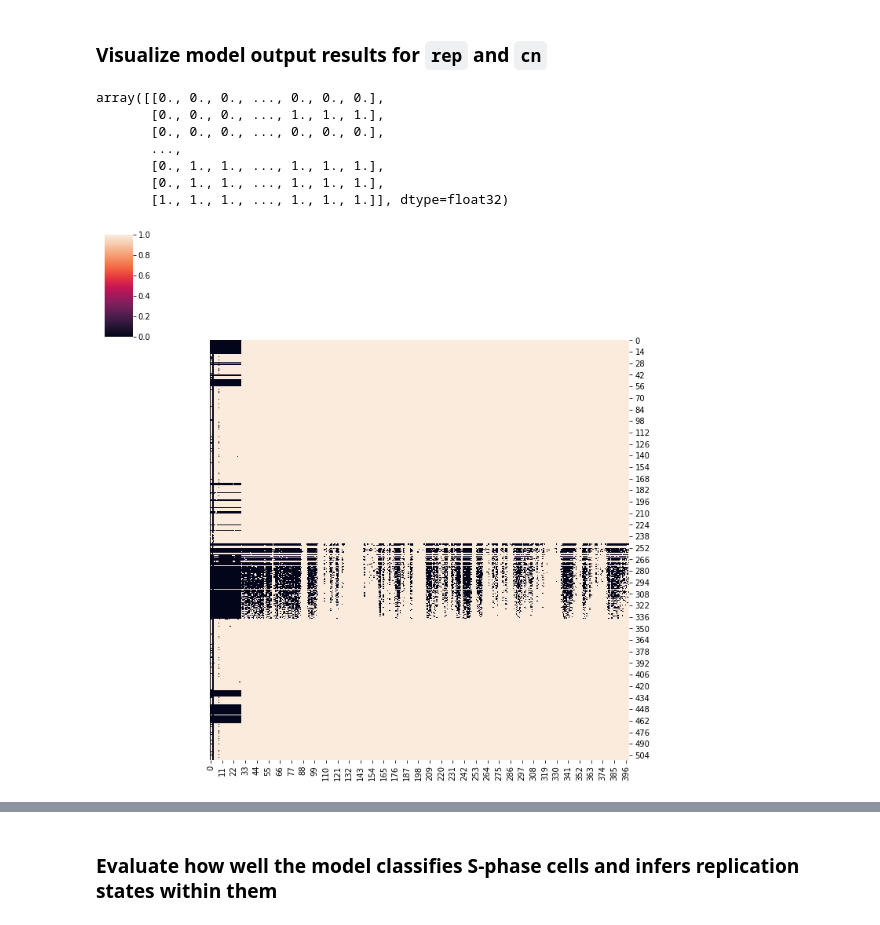
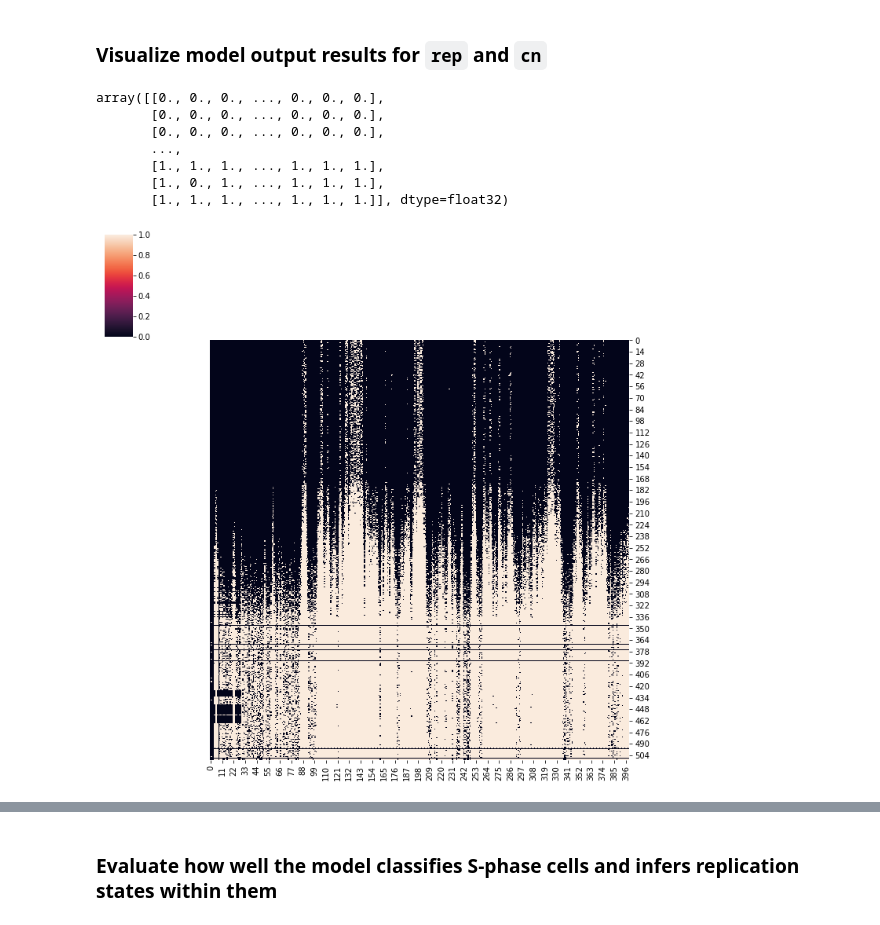
Before and after one commit to shahcompbio/scdna_replication_tools, a Jupyter notebook: notebooks/simulate_s_simple_inference.ipynb, the cells around one changed output, grey strips where cells are left out. Drawn from its saved outputs; the diff is of its cells as text; code cells hidden in the pictures.

Commit message:
classifier needs replicated early bins and unrep late bins to infer accurate rt

```diff
--- a/notebooks/simulate_s_simple_inference.ipynb
+++ b/notebooks/simulate_s_simple_inference.ipynb
@@ -301,7 +301,7 @@ gc = gc.type(torch.float32)
 # %%
 
 @config_enumerate
-def model_S(gc_profile, cn0=None, rt0=None, num_cells=None, num_loci=None, poly_degree=4, data=None, cn_prior=None, t_alpha_prior=None, t_beta_prior=None, t_init=None, p_phase_init=None):
+def model_S(gc_profile, cn0=None, rt0=None, num_cells=None, num_loci=None, poly_degree=4, data=None, cn_prior=None, t_alpha_prior=None, t_beta_prior=None, t_init=None):
     assert (num_cells is None) != (data is None)
 
     if data is not None:
@@ -335,12 +335,6 @@ def model_S(gc_profile, cn0=None, rt0=None, num_cells=None, num_loci=None, poly_
 
     with pyro.plate('num_cells', num_cells):
 
-        # probability that cell is in S-phase
-        if p_phase_init is None:
-            phase = pyro.sample('phase', dist.Bernoulli(torch.tensor([0.5])))
-        else:
-            phase = pyro.sample('phase', dist.Bernoulli(p_phase_init))
-
         # per cell replication time
         # draw from prior if provided
         if (t_alpha_prior is not None) and (t_beta_prior is not None):
@@ -349,9 +343,6 @@ def model_S(gc_profile, cn0=None, rt0=None, num_cells=None, num_loci=None, poly_
             t = pyro.param('t', t_init, constraint=constraints.unit_interval)
         else:
             t = pyro.sample('t', dist.Beta(torch.tensor([1.5]), torch.tensor([1.5])))
-
-        # set t to 0 when cell is not in S-phase
-        t = phase * t
 
         # per cell reads per copy per bin
         # u should be inversely related to t and cn, positively related to reads
@@ -363,8 +354,8 @@ def model_S(gc_profile, cn0=None, rt0=None, num_cells=None, num_loci=None, poly_
                 cell_ploidies = torch.mean(temp_cn0, dim=0)
             else:
                 cell_ploidies = torch.ones(num_cells) * 2.
-            # u_guess = torch.mean(data.type(torch.float32), dim=0) / ((1 + t) * cell_ploidies)
-            u_guess = torch.mean(data.type(torch.float32), dim=0) / cell_ploidies
+            u_guess = torch.mean(data.type(torch.float32), dim=0) / ((1 + t) * cell_ploidies)
+            # u_guess = torch.mean(data.type(torch.float32), dim=0) / cell_ploidies
         else:
             u_guess = torch.tensor([70.])
 
@@ -386,13 +377,11 @@ def model_S(gc_profile, cn0=None, rt0=None, num_cells=None, num_loci=None, poly_
                 cn = pyro.sample('cn', dist.Categorical(cn_prob))
 
             # per cell per bin late or early
-            t_diff = t - rt.reshape(num_loci, -1)
+            t_diff = t.reshape(-1, num_cells) - rt.reshape(num_loci, -1)
 
             # probability of having been replicated
             p_rep = 1 / (1 + torch.exp(-a * t_diff))
 
-            # set p_rep to 0 if the cell is not in S-phase
-            p_rep = p_rep * phase
 
             # binary replicated indicator
             rep = pyro.sample('rep', dist.Bernoulli(p_rep))
@@ -461,11 +450,9 @@ def simulate_s_cells(model, gc, cn, rt, num_cells, condition_dict={}):
     u = samples.nodes['u']['value']
     nb_r = samples.nodes['nb_r']['value']
     betas = samples.nodes['betas']['value']
-    phase = samples.nodes['phase']['value']
 
     t_diff = t.reshape(-1, num_cells) - rt.reshape(num_loci, -1)
     p_rep = 1 / (1 + torch.exp(-a * t_diff))
-    p_rep = p_rep * phase.reshape(-1, num_cells)
 
     rep = samples.nodes['rep']['value']
 
@@ -473,7 +460,7 @@ def simulate_s_cells(model, gc, cn, rt, num_cells, condition_dict={}):
 
     reads = samples.nodes['reads']['value']
 
-    return reads, rep_cn, rep, p_rep, betas, phase, nb_r, u, a, t
+    return reads, rep_cn, rep, p_rep, betas, nb_r, u, a, t
 # %%
 # simulate cells from all cycle states from the S-phase model
 
@@ -482,26 +469,23 @@ def simulate_all_phases(model, gc, cn, rt, condition_dict={}):
 
     # simulate s-phase cells
     condition_dict_s = condition_dict.copy()
-    condition_dict_s['phase'] = torch.ones(num_cells)
-    reads_s, rep_cn_s, rep_s, p_rep_s, betas_s, phase_s, nb_r_s, u_s, a_s, t_s = simulate_s_cells(
+    reads_s, rep_cn_s, rep_s, p_rep_s, betas_s, nb_r_s, u_s, a_s, t_s = simulate_s_cells(
         model, gc, cn, rt, num_cells, condition_dict=condition_dict_s
     )
 
     # simulate G1-phase cells
     condition_dict_g1 = condition_dict.copy()
     condition_dict_g1['t'] = torch.zeros(num_cells)
-    condition_dict_g1['phase'] = torch.zeros(num_cells)
     # condition_dict_g1['rep'] = torch.zeros(num_loci, num_cells)
-    reads_g1, rep_cn_g1, rep_g1, p_rep_g1, betas_g1, phase_g1, nb_r_g1, u_g1, a_g1, t_g1 = simulate_s_cells(
+    reads_g1, rep_cn_g1, rep_g1, p_rep_g1, betas_g1, nb_r_g1, u_g1, a_g1, t_g1 = simulate_s_cells(
         model, gc, cn, rt, num_cells, condition_dict=condition_dict_g1
     )
 
     # simulate G2-phase cells
     condition_dict_g2 = condition_dict.copy()
     condition_dict_g2['t'] = torch.ones(num_cells)
-    condition_dict_g2['phase'] = torch.zeros(num_cells)
     # condition_dict_g2['rep'] = torch.ones(num_loci, num_cells)
-    reads_g2, rep_cn_g2, rep_g2, p_rep_g2, betas_g2, phase_g2, nb_r_g2, u_g2, a_g2, t_g2 = simulate_s_cells(
+    reads_g2, rep_cn_g2, rep_g2, p_rep_g2, betas_g2, nb_r_g2, u_g2, a_g2, t_g2 = simulate_s_cells(
         model, gc, cn, rt, num_cells, condition_dict=condition_dict_g2
     )
 
@@ -513,7 +497,6 @@ def simulate_all_phases(model, gc, cn, rt, condition_dict={}):
     betas = torch.cat([betas_s, betas_g1, betas_g2], 0)
     t = torch.cat([t_s, t_g1, t_g2], 0)
     u = torch.cat([u_s, u_g1, u_g2], 0)
-    phase = torch.cat([phase_s, phase_g1, phase_g2], 0)
 
     # no need to concat global params such as a or nb_r
     a = a_s
@@ -523,7 +506,7 @@ def simulate_all_phases(model, gc, cn, rt, condition_dict={}):
     cn_out = torch.cat([cn, cn, cn], 1)
     num_cells_out = cn_out.shape[1]
 
-    return reads, rep_cn, rep, p_rep, betas, phase, nb_r, u, a, t, cn_out, num_cells_out
+    return reads, rep_cn, rep, p_rep, betas, nb_r, u, a, t, cn_out, num_cells_out
 
 condition_dict = {
     'nb_r': torch.tensor([10000.0]),
@@ -532,6 +515,6 @@ condition_dict = {
     'beta_stds': beta_stds_g1
 }
 
-reads, rep_cn, rep, p_rep, betas_s, phase, nb_r, u, a, t, cn, num_cells = simulate_all_phases(
+reads, rep_cn, rep, p_rep, betas_s, nb_r, u, a, t, cn, num_cells = simulate_all_phases(
     model_S, gc, cn, rt, condition_dict=condition_dict
 )
@@ -809,28 +801,28 @@ plt.title('Convergence of SVI');
 # %%
 
 # Plot replicated state
 
-guide_trace = poutine.trace(guide).get_trace(gc, data=reads_norm, cn_prior=diploid_cn_prior, t_init=t_init, p_phase_init=p_phase_init)
+guide_trace = poutine.trace(guide).get_trace(gc, data=reads_norm, cn_prior=diploid_cn_prior, t_init=t_init)
 trained_model = poutine.replay(conditioned_model, trace=guide_trace)
 
 inferred_model = infer_discrete(
     trained_model, temperature=0,
     first_available_dim=-3)
-trace = poutine.trace(inferred_model).get_trace(gc, data=reads_norm, cn_prior=diploid_cn_prior, t_init=t_init, p_phase_init=p_phase_init)
+trace = poutine.trace(inferred_model).get_trace(gc, data=reads_norm, cn_prior=diploid_cn_prior, t_init=t_init)
 
 sns.clustermap(trace.nodes["rep"]["value"].numpy().astype(float).T[np.argsort(t), :],
                col_cluster=False, row_cluster=False)
 
 trace.nodes["rep"]["value"].numpy()
 # %% [output]
 array([[0., 0., 0., ..., 0., 0., 0.],
-       [0., 0., 0., ..., 1., 1., 1.],
+       [0., 0., 0., ..., 0., 0., 0.],
        [0., 0., 0., ..., 0., 0., 0.],
        ...,
-       [0., 1., 1., ..., 1., 1., 1.],
-       [0., 1., 1., ..., 1., 1., 1.],
+       [1., 1., 1., ..., 1., 1., 1.],
+       [1., 0., 1., ..., 1., 1., 1.],
        [1., 1., 1., ..., 1., 1., 1.]], dtype=float32)
-[figure, old version]
+[figure, new version]
 # %%
 sns.clustermap(trace.nodes["cn"]["value"].numpy().astype(float).T[np.argsort(t), :],
                col_cluster=False, row_cluster=False)
```
Also changed, not shown: parts of 22 cells of this notebook.
